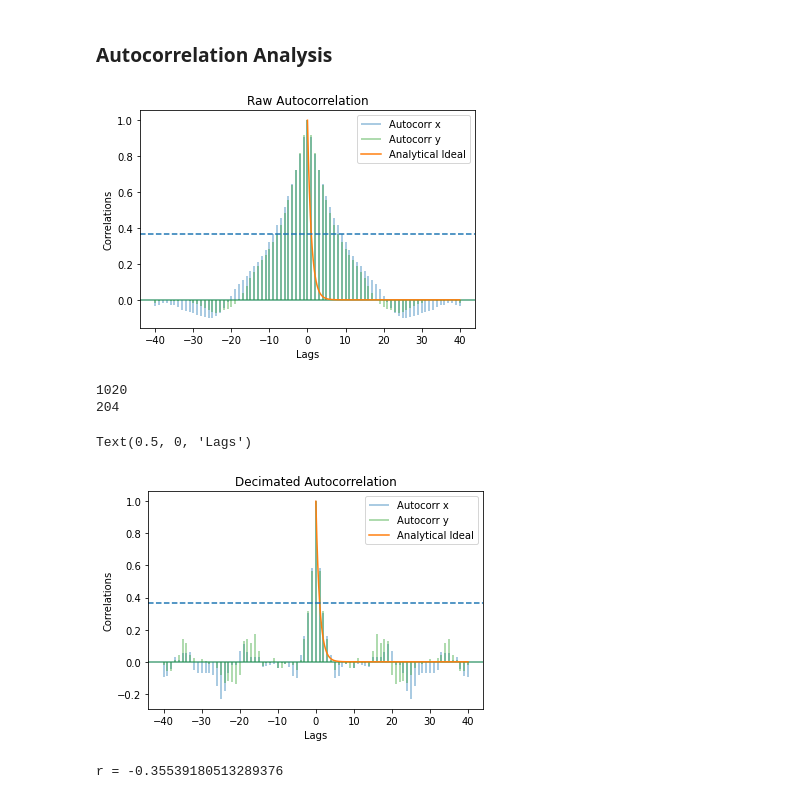
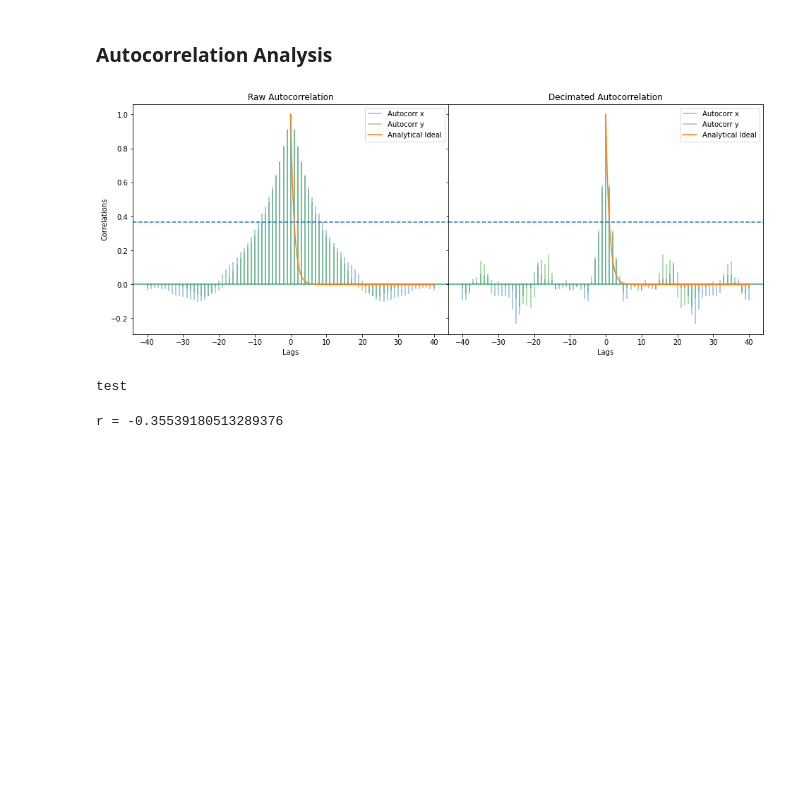
Before and after one commit to Ham0osh/Phys322W-OT, a Jupyter notebook: notebook.ipynb, the cells around one changed output. Cells and saved outputs as stored; diff of their text form; code cells hidden in the pictures; blank space fills up the shorter version.

```diff
--- a/notebook.ipynb
+++ b/notebook.ipynb
@@ -206,52 +225,53 @@ outliers found
 # %% [markdown]
 ### Autocorrelation Analysis
 # %%
+fig = plt.figure(figsize = (16,6))
+gs = fig.add_gridspec(1,2, hspace=0,wspace = 0)
+ax1, ax2 = gs.subplots(sharex=True, sharey=True)
+#fig.suptitle('Autocorrelation for Decimation')
+
 # Plot experimental autocorrelation
 # I dont know if these are the values we want tho
 k = 1
 gamma = 1
 tau_0 = k/gamma
 deltaT = 0.01
 D = 1 #= kB T / gamma
 
 x = x_trapped
 y = y_trapped
 
 maxLagVal = 40
 model = np.linspace(1e-5,maxLagVal,10000)
 
-plt.acorr(x, maxlags = maxLagVal,label = "Autocorr x",color = "C0",alpha = 0.5)
-plt.acorr(y, maxlags = maxLagVal,label = "Autocorr y",color = "C2",alpha = 0.5)
-plt.plot(model,D*tau_0*np.exp(-np.abs(model)/tau_0),label = "Analytical Ideal",color = "C1")
-plt.axhline(1/np.e,linestyle = "dashed")
-plt.legend()
-plt.title("Raw Autocorrelation")
-plt.ylabel("Correlations")
-plt.xlabel("Lags")
-plt.show()
+ax1.acorr(x, maxlags = maxLagVal,label = "Autocorr x",color = "C0",alpha = 0.5)
+ax1.acorr(y, maxlags = maxLagVal,label = "Autocorr y",color = "C2",alpha = 0.5)
+ax1.plot(model,D*tau_0*np.exp(-np.abs(model)/tau_0),label = "Analytical Ideal",color = "C1")
+ax1.axhline(1/np.e,linestyle = "dashed")
+ax1.set(title = "Raw Autocorrelation", xlabel = 'Lags', ylabel = "Correlations")
+ax1.legend()
+
 
 # Decimate data
 interval = 5
 x_dec = x[::interval]
 y_dec = y[::interval]
-print(len(y))
-print(len(y_dec))
+#lol waht happened?
+# idk did it shut down?
 
 # Plot decimated autocorrelation
-plt.acorr(x_dec, maxlags = maxLagVal,label = "Autocorr x",color = "C0",alpha = 0.5)
-plt.acorr(y_dec, maxlags = maxLagVal,label = "Autocorr y",color = "C2",alpha = 0.5)
-plt.plot(model,D*tau_0*np.exp(-np.abs(model)/tau_0),label = "Analytical Ideal",color = "C1")
-plt.axhline(1/np.e,linestyle = "dashed")
-plt.legend()
-plt.title("Decimated Autocorrelation")
-plt.ylabel("Correlations")
-plt.xlabel("Lags")
+ax2.acorr(x_dec, maxlags = maxLagVal,label = "Autocorr x",color = "C0",alpha = 0.5)
+ax2.acorr(y_dec, maxlags = maxLagVal,label = "Autocorr y",color = "C2",alpha = 0.5)
+ax2.plot(model,D*tau_0*np.exp(-np.abs(model)/tau_0),label = "Analytical Ideal",color = "C1")
+ax2.axhline(1/np.e,linestyle = "dashed")
+ax2.legend()
+ax2.set(title = "Decimated Autocorrelation",xlabel = "Lags")
+
+plt.show()
+print("test")
 # %% [output]
-[figure, old version]
+[figure, new version]
-1020
-204
+test
-Text(0.5, 0, 'Lags')
-[figure, removed]
 # %%
 mean_x = np.mean(x)
 mean_y = np.mean(y)
```
Also changed, not shown: parts of 8 cells of this notebook, 2 other files.
